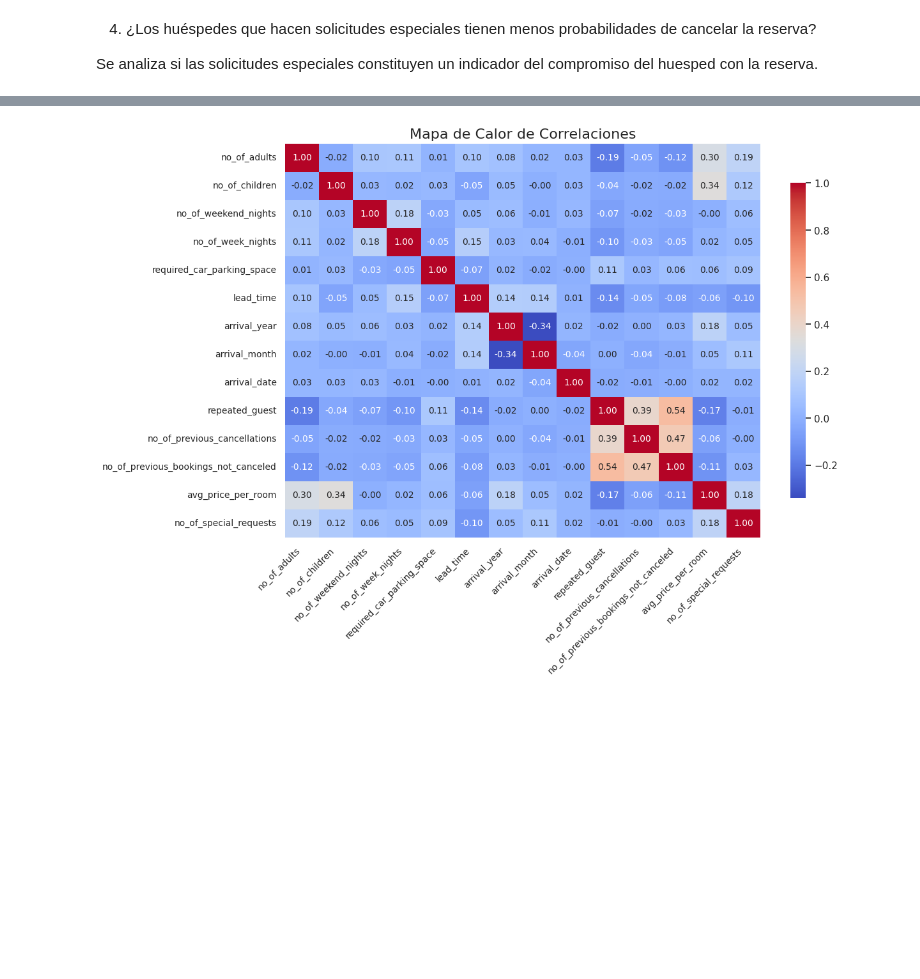
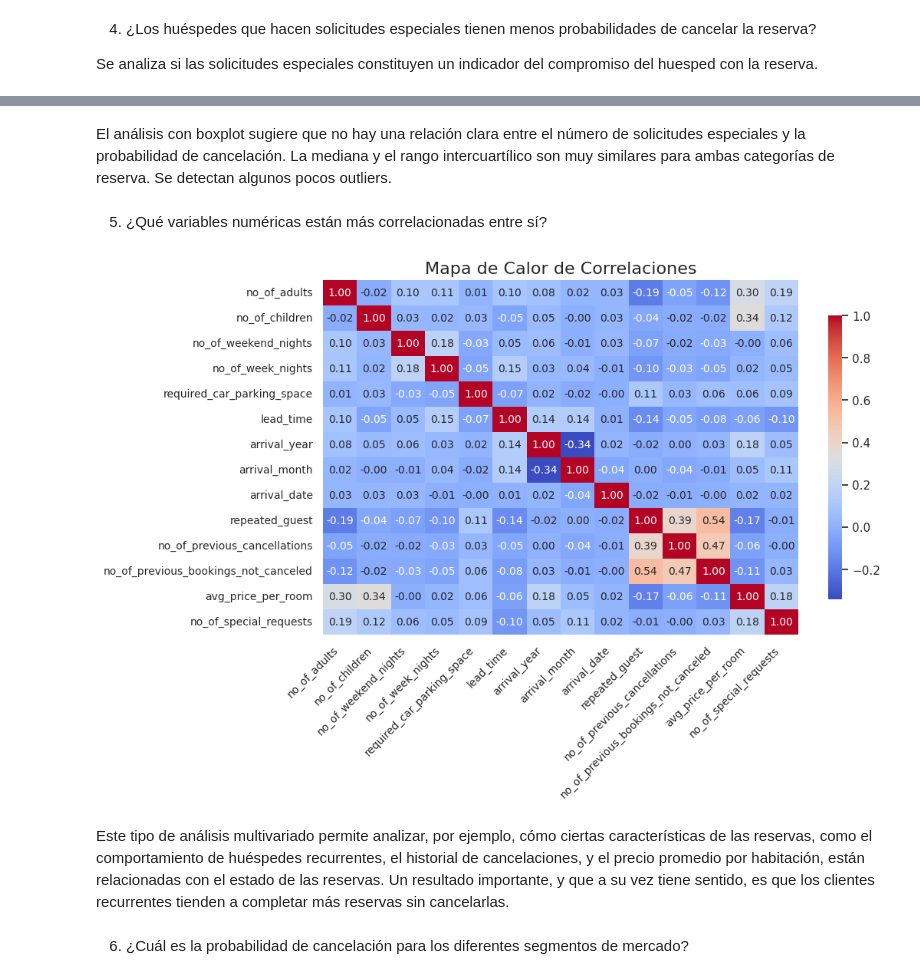
Before and after one commit to AlanSede24/DS1-project, a Jupyter notebook: ProyectoDS_Parte1_SedeAlan.ipynb, the cells around one changed output, grey strips where cells are left out. Drawn from its saved outputs; the diff is of its cells as text; code cells hidden in the pictures; blank space fills up the shorter version.

```diff
--- a/ProyectoDS_Parte1_SedeAlan.ipynb
+++ b/ProyectoDS_Parte1_SedeAlan.ipynb
@@ -153,13 +161,22 @@ plt.show()
+# %% [markdown]
+El análisis con boxplot sugiere que no hay una relación clara entre el número de solicitudes especiales y la probabilidad de cancelación. La mediana y el rango intercuartílico son muy similares para ambas categorías de reserva. Se detectan algunos pocos outliers.
+# %% [markdown]
+5. ¿Qué variables numéricas están más correlacionadas entre sí?
 # %%
 # Heatmap para visualizar las correlaciones entre todas las variables numéricas y el estado de la reserva
 numeric_df = df.select_dtypes(include=['number'])
 corr = numeric_df.corr()
-plt.figure(figsize=(12, 8))  # Ajustar el tamaño de la figura
+plt.figure(figsize=(10, 6))  # Ajustar el tamaño de la figura
 sns.heatmap(corr, annot=True, cmap='coolwarm', fmt='.2f', annot_kws={"size": 10}, cbar_kws={"shrink": 0.8})
 plt.title('Mapa de Calor de Correlaciones', fontsize=16)
 plt.xticks(rotation=45, ha='right', fontsize=10)  # Rotar etiquetas del eje x
 plt.yticks(fontsize=10)  # Ajustar tamaño de etiquetas del eje y
 plt.show()
 # %% [output]
-[figure, old version]
+[figure, new version]
+# %% [markdown]
+Este tipo de análisis multivariado permite analizar, por ejemplo, cómo ciertas características de las reservas, como el comportamiento de huéspedes recurrentes, el historial de cancelaciones, y el precio promedio por habitación, están relacionadas con el estado de las reservas.
+Un resultado importante, y que a su vez tiene sentido, es que los clientes recurrentes tienden a completar más reservas sin cancelarlas.
+# %% [markdown]
+6. ¿Cuál es la probabilidad de cancelación para los diferentes segmentos de mercado?
 # %%
```
Also changed, not shown: parts of 10 cells of this notebook.
